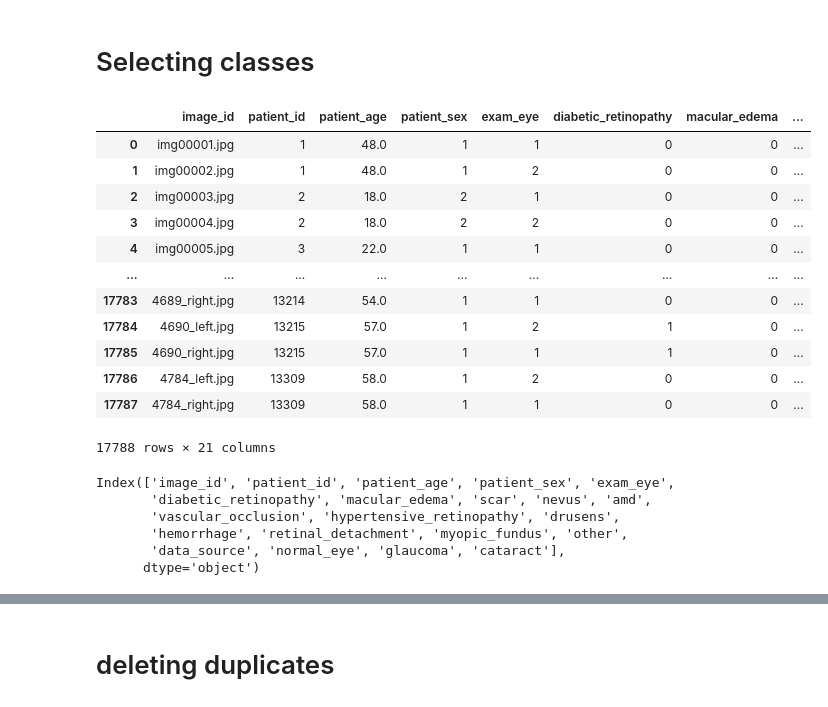
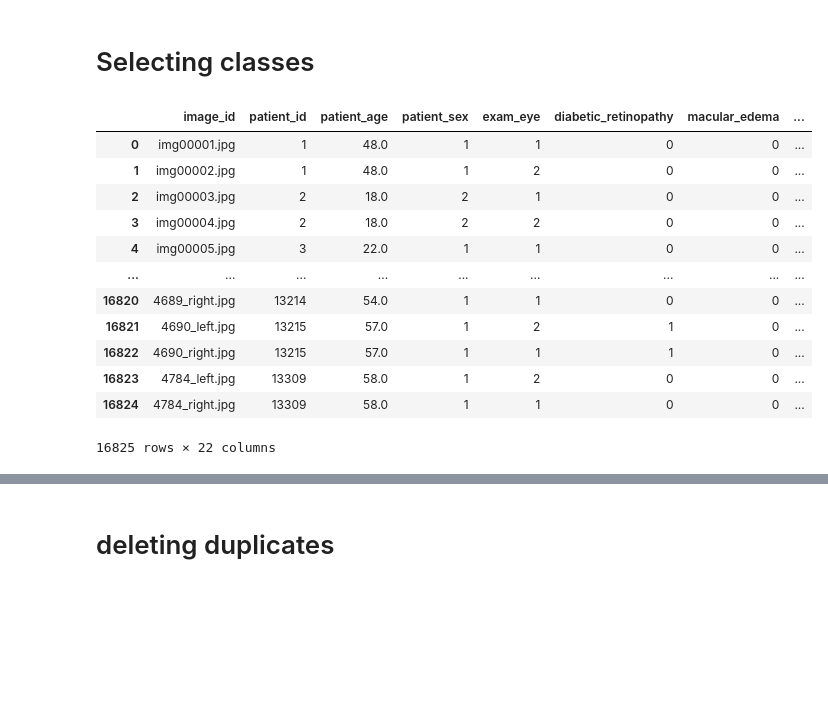
Before and after one commit to pauline2513/fundus-images-classification, a Jupyter notebook: class_selection.ipynb, the cells around one changed output, grey strips where cells are left out. Saved outputs shown, nothing was run; the diff lists cells and outputs as text; code cells hidden in the pictures; blank space fills up the shorter version.

```diff
--- a/class_selection.ipynb
+++ b/class_selection.ipynb
@@ -12,26 +38,17 @@ from sklearn.model_selection import train_test_split
 # %%
-data = pd.read_csv('combined_dataset.csv')
+data = pd.read_csv('combined_dataset_ver1.csv')
 data
 # %% [output]
 |  | image_id | patient_id | patient_age | patient_sex | exam_eye | diabetic_retinopathy | macular_edema | ... |
 | 0 | img00001.jpg | 1 | 48.0 | 1 | 1 | 0 | 0 | ... |
 | 1 | img00002.jpg | 1 | 48.0 | 1 | 2 | 0 | 0 | ... |
 | 2 | img00003.jpg | 2 | 18.0 | 2 | 1 | 0 | 0 | ... |
 | 3 | img00004.jpg | 2 | 18.0 | 2 | 2 | 0 | 0 | ... |
 | 4 | img00005.jpg | 3 | 22.0 | 1 | 1 | 0 | 0 | ... |
 | ... | ... | ... | ... | ... | ... | ... | ... | ... |
-| 17783 | 4689_right.jpg | 13214 | 54.0 | 1 | 1 | 0 | 0 | ... |
-| 17784 | 4690_left.jpg | 13215 | 57.0 | 1 | 2 | 1 | 0 | ... |
-| 17785 | 4690_right.jpg | 13215 | 57.0 | 1 | 1 | 1 | 0 | ... |
-| 17786 | 4784_left.jpg | 13309 | 58.0 | 1 | 2 | 0 | 0 | ... |
-| 17787 | 4784_right.jpg | 13309 | 58.0 | 1 | 1 | 0 | 0 | ... |
+| 16820 | 4689_right.jpg | 13214 | 54.0 | 1 | 1 | 0 | 0 | ... |
+| 16821 | 4690_left.jpg | 13215 | 57.0 | 1 | 2 | 1 | 0 | ... |
+| 16822 | 4690_right.jpg | 13215 | 57.0 | 1 | 1 | 1 | 0 | ... |
+| 16823 | 4784_left.jpg | 13309 | 58.0 | 1 | 2 | 0 | 0 | ... |
+| 16824 | 4784_right.jpg | 13309 | 58.0 | 1 | 1 | 0 | 0 | ... |
-17788 rows × 21 columns
+16825 rows × 22 columns
-# %%
-data.columns
-# %% [output]
-Index(['image_id', 'patient_id', 'patient_age', 'patient_sex', 'exam_eye',
-       'diabetic_retinopathy', 'macular_edema', 'scar', 'nevus', 'amd',
-       'vascular_occlusion', 'hypertensive_retinopathy', 'drusens',
-       'hemorrhage', 'retinal_detachment', 'myopic_fundus', 'other',
-       'data_source', 'normal_eye', 'glaucoma', 'cataract'],
-      dtype='object')
```
Also changed, not shown: parts of 27 cells of this notebook.
